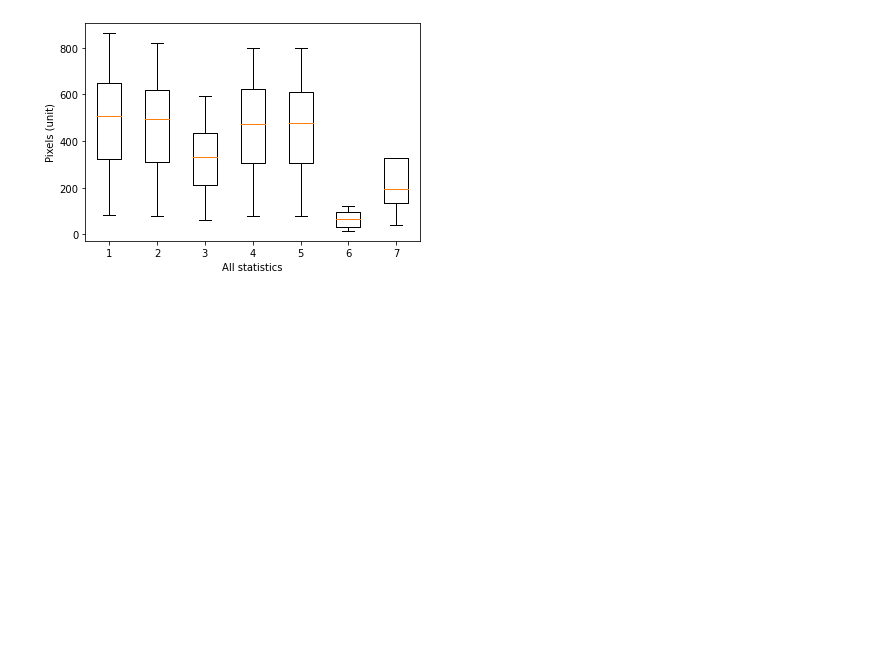
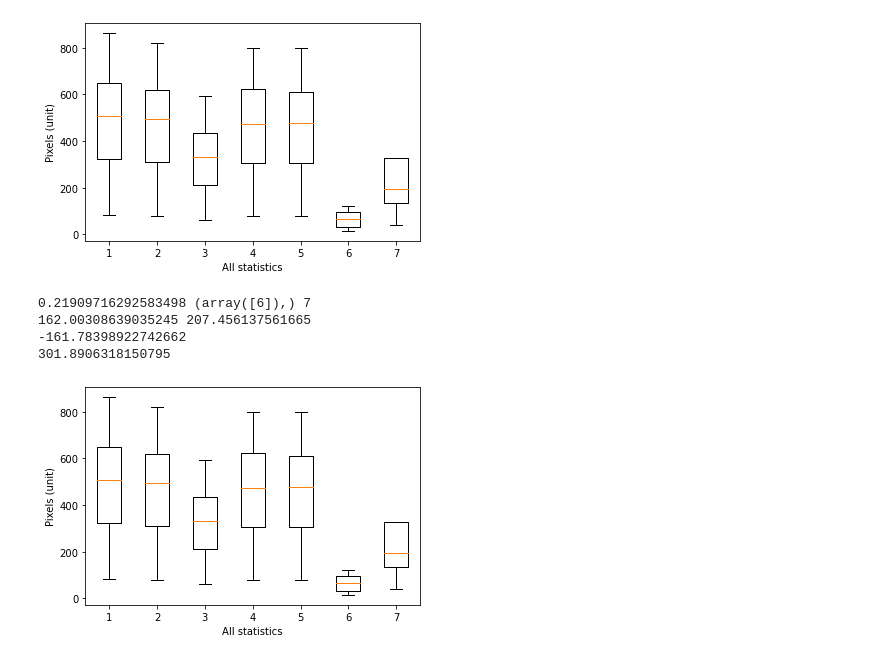
Before and after one commit to tchanee/bachelor-sem-project, a Jupyter notebook: AverageFace report4/scripts/face_statistics_notebook.ipynb, the cells around one changed output. Saved outputs shown, nothing was run; the diff lists cells and outputs as text; code cells hidden in the pictures; blank space fills up the shorter version.

```diff
--- a/AverageFace report4/scripts/face_statistics_notebook.ipynb
+++ b/AverageFace report4/scripts/face_statistics_notebook.ipynb
@@ -355,3 +355,55 @@ print(zucc_bottom_face_width - bottom_face_ratio)
 -38.75052910595791
 239.7213127474801
 [figure]
+# %%
+# oklesgo()
+# outputStats()
+allStats = dbStats()
+
+# Musk's turn
+zuccmark = read_output_txt("../output/tformed_musk.jpg")
+
+zucc_top_face_width = euclidean_distance(zuccmark[0], zuccmark[16])
+zucc_bottom_face_width = euclidean_distance(zuccmark[5], zuccmark[11])
+zucc_middle_face_width = euclidean_distance(zuccmark[2], zuccmark[14])
+# Face length
+zucc_left_eye_face_length = euclidean_distance(zuccmark[7], zuccmark[21])
+zucc_right_eye_face_length = euclidean_distance(zuccmark[9], zuccmark[22])
+# Mouth width && length
+zucc_mouth_length = euclidean_distance(zuccmark[51], zuccmark[57])
+zucc_mouth_width = euclidean_distance(zuccmark[48], zuccmark[54])
+
+musk_ratios = []
+top_face_ratio = distance_ratio(np.mean(allStats[0]), zucc_top_face_width)
+musk_ratios.append(top_face_ratio)
+middle_face_ratio = distance_ratio(np.mean(allStats[1]), zucc_middle_face_width)
+musk_ratios.append(middle_face_ratio)
+bottom_face_ratio = distance_ratio(np.mean(allStats[2]), zucc_bottom_face_width)
+musk_ratios.append(bottom_face_ratio)
+left_eye_ratio = distance_ratio(np.mean(allStats[3]), zucc_left_eye_face_length)
+musk_ratios.append(left_eye_ratio)
+right_eye_ratio = distance_ratio(np.mean(allStats[4]), zucc_right_eye_face_length)
+musk_ratios.append(right_eye_ratio)
+mouth_length_ratio = distance_ratio(np.mean(allStats[5]), zucc_mouth_length)
+musk_ratios.append(mouth_length_ratio)
+mouth_width_ratio = distance_ratio(np.mean(allStats[6]), zucc_mouth_width)
+musk_ratios.append(mouth_width_ratio)
+
+
+maxRatio = np.amax(musk_ratios)
+index = np.where(musk_ratios == maxRatio)
+#index = 6 so mouth width is the biggest difference!
+print(maxRatio, index, len(musk_ratios))
+print(zucc_mouth_width, np.mean(allStats[6]))
+print(musk_ratios[6] - zucc_mouth_width)
+## IMMA JUST SAY THAT HIS FOREHEAD BIG
+#Found that mouth is bigger than average
+
+# What's his second biggest? the bottom of his face > than average.
+print(zucc_bottom_face_width - bottom_face_ratio)
+# %% [output]
+0.21909716292583498 (array([6]),) 7
+162.00308639035245 207.456137561665
+-161.78398922742662
+301.8906318150795
+[figure, added]
```
Also changed, not shown: parts of 2 cells of this notebook.
